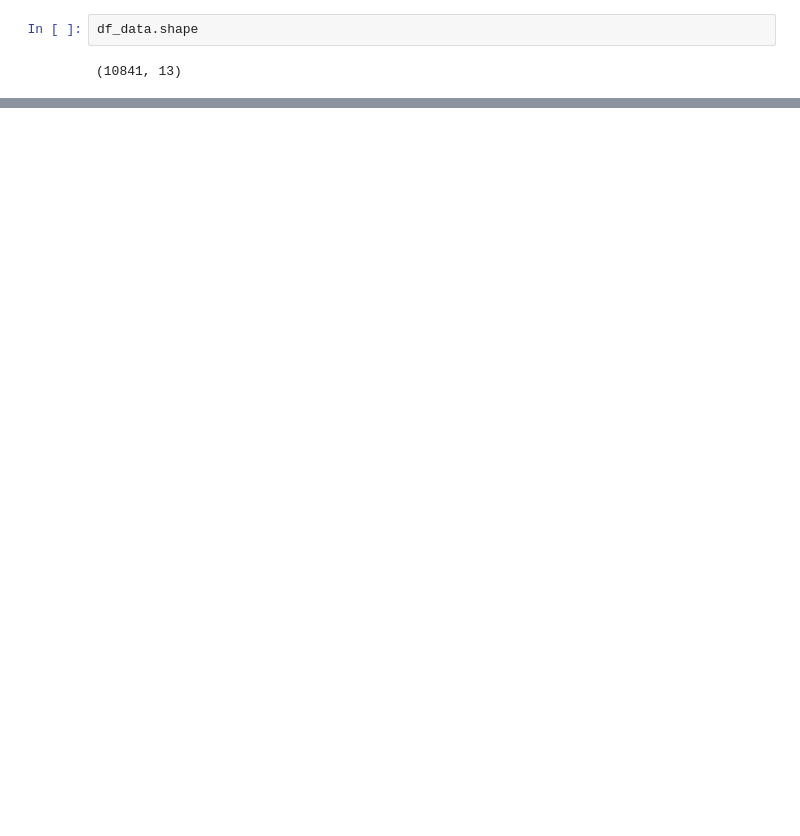
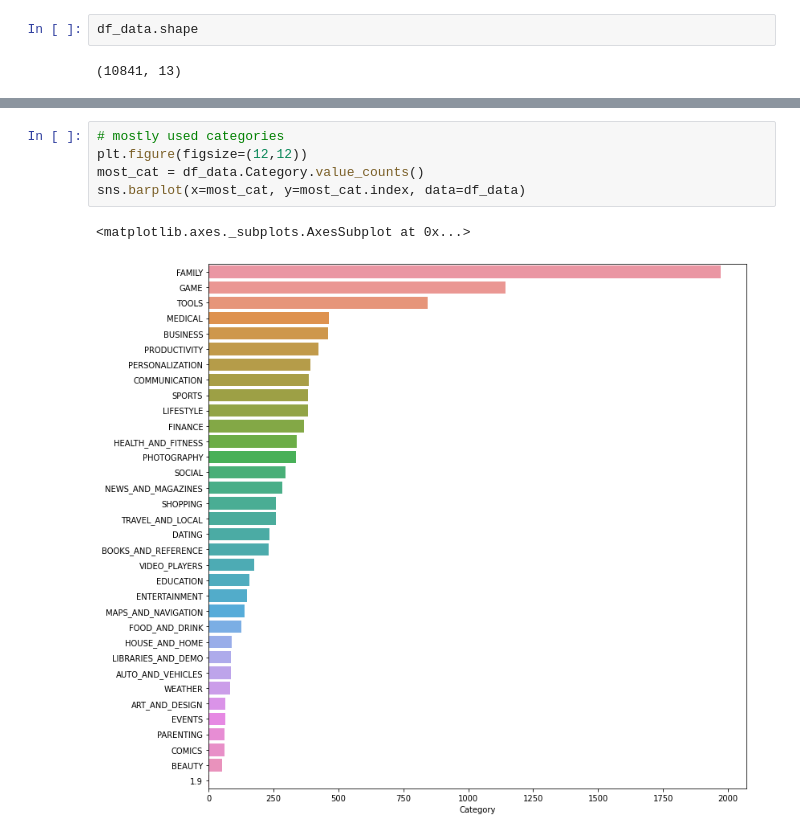
Before and after one commit to madhulika-1990/CAPSTONE-PROJECT-1, a Jupyter notebook: Play_Store_App_Review_Analysis_Capstone_Project.ipynb, the cells around one changed output, grey strips where cells are left out. Cells and saved outputs as stored; diff of their text form; blank space fills up the shorter version.

Commit message:
data wrangling

```diff
--- a/Play_Store_App_Review_Analysis_Capstone_Project.ipynb
+++ b/Play_Store_App_Review_Analysis_Capstone_Project.ipynb
@@ -107,0 +155,8 @@ df_data.shape
+# %%
+# mostly used categories
+plt.figure(figsize=(12,12))
+most_cat = df_data.Category.value_counts()
+sns.barplot(x=most_cat, y=most_cat.index, data=df_data)
+# %% [output]
+<matplotlib.axes._subplots.AxesSubplot at 0x...>
+[figure, added]
```
Also changed, not shown: parts of 30 cells of this notebook.
